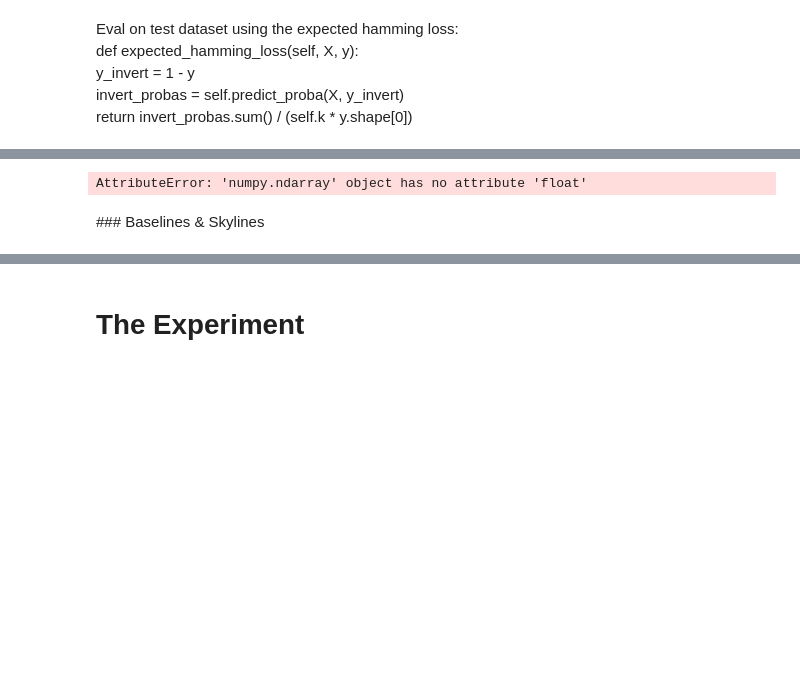
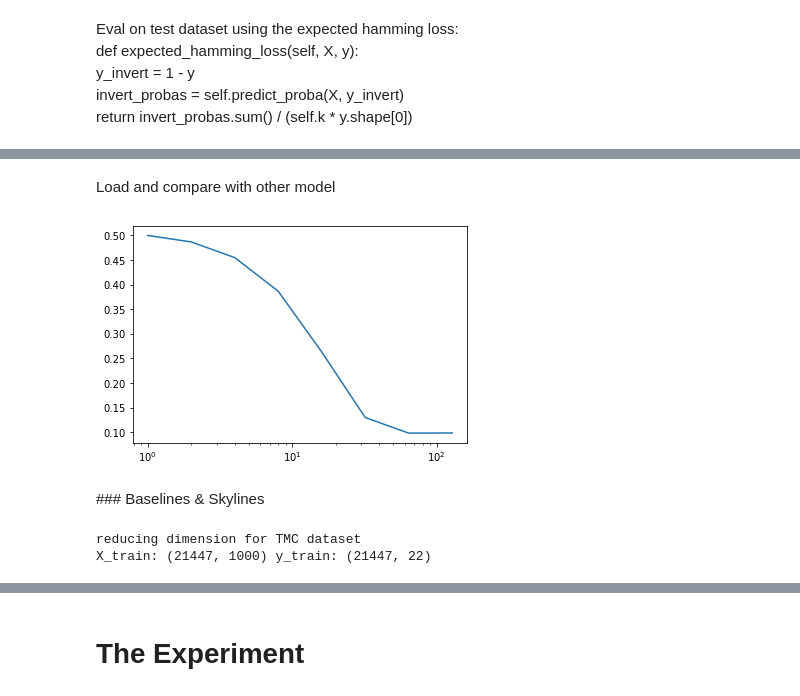
Before and after one commit to criteo-research/sequential-conterfactual-risk-minimization, a Jupyter notebook: eval_sequential_crm_multilabel-jax-offlineRL.ipynb, the cells around one changed output, grey strips where cells are left out. Saved outputs shown, nothing was run; the diff lists cells and outputs as text; code cells hidden in the pictures; blank space fills up the shorter version.

```diff
--- a/eval_sequential_crm_multilabel-jax-offlineRL.ipynb
+++ b/eval_sequential_crm_multilabel-jax-offlineRL.ipynb
@@ -310,8 +239,34 @@ array([ 1.      ,  0.061546,  0.110907,  0.023174,  0.124335,  0.153756,
-# %%
-model.policy(obs=X_train[0][0])
-# %% [output]
-AttributeError: 'numpy.ndarray' object has no attribute 'float'
+# %% [markdown]
+Load and compare with other model
+# %%
+dataset_name='scene'
+# dataset_name='yeast'
+dataset_name='tmc2007'
+# %%
+
+with open(dataset_name+'.pickle', 'rb') as f:
+    res = pickle.load(f)
+# %%
+replay_targets = 2**np.arange(6)
+
+# res=callback.EHL_history
+n_step=res[0]['step']
+X=[i['step']/n_step for i in res]
+Y=[i['EHLm'] for i in res]
+# plt.plot(X,Y)
+rollout_PPO=np.power(2,range(8)).astype(int)
+PPO_loss=[Y[i-1] for i in rollout_PPO]
+# %%
+plt.plot(rollout_PPO,PPO_loss)
+plt.xscale('log')
+# %% [output]
+[figure, added]
 # %% [markdown]
 ### Baselines & Skylines
+# %%
+X_train, y_train, X_test, y_test, labels = load_dataset(dataset_name)
+# %% [output]
+reducing dimension for TMC dataset
+X_train: (21447, 1000) y_train: (21447, 22)
 # %%
 pi0, pistar = make_baselines_skylines(dataset_name, X_train, y_train)
```
Also changed, not shown: parts of 30 cells of this notebook.
